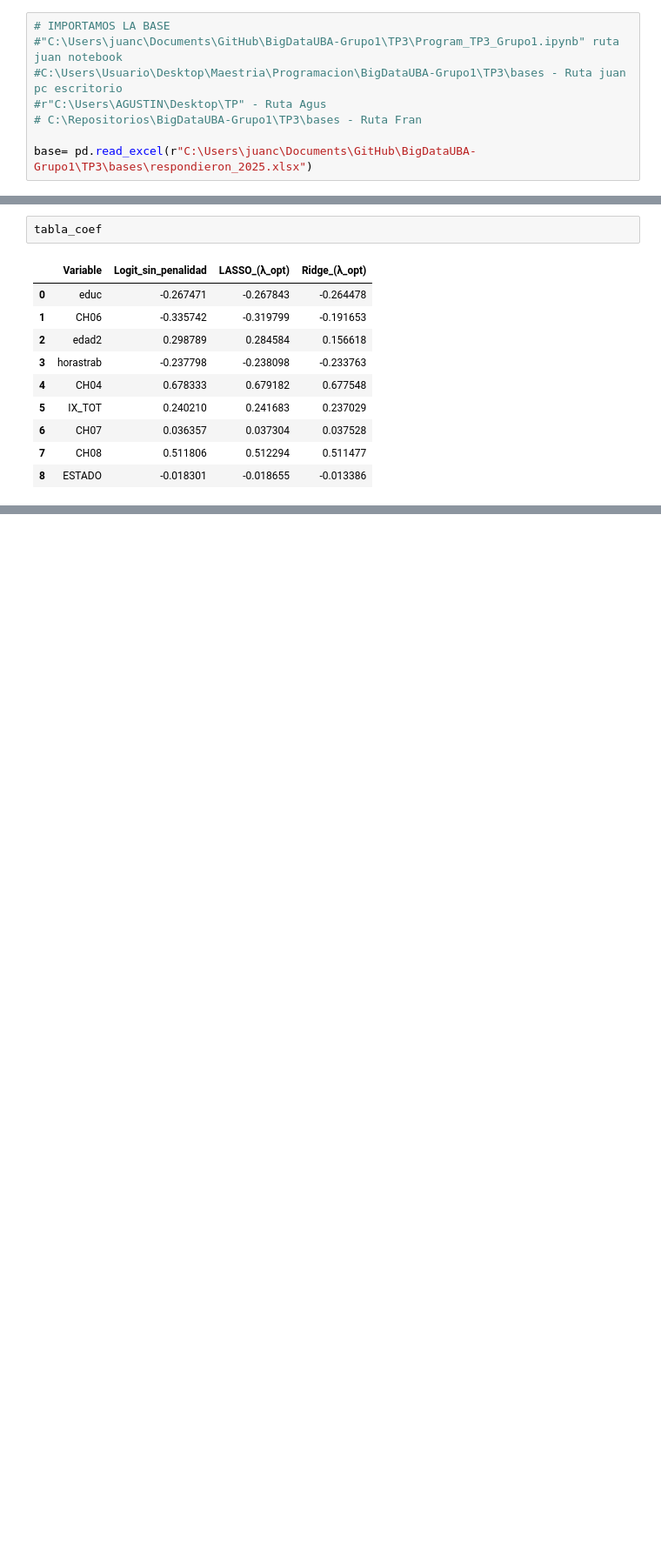
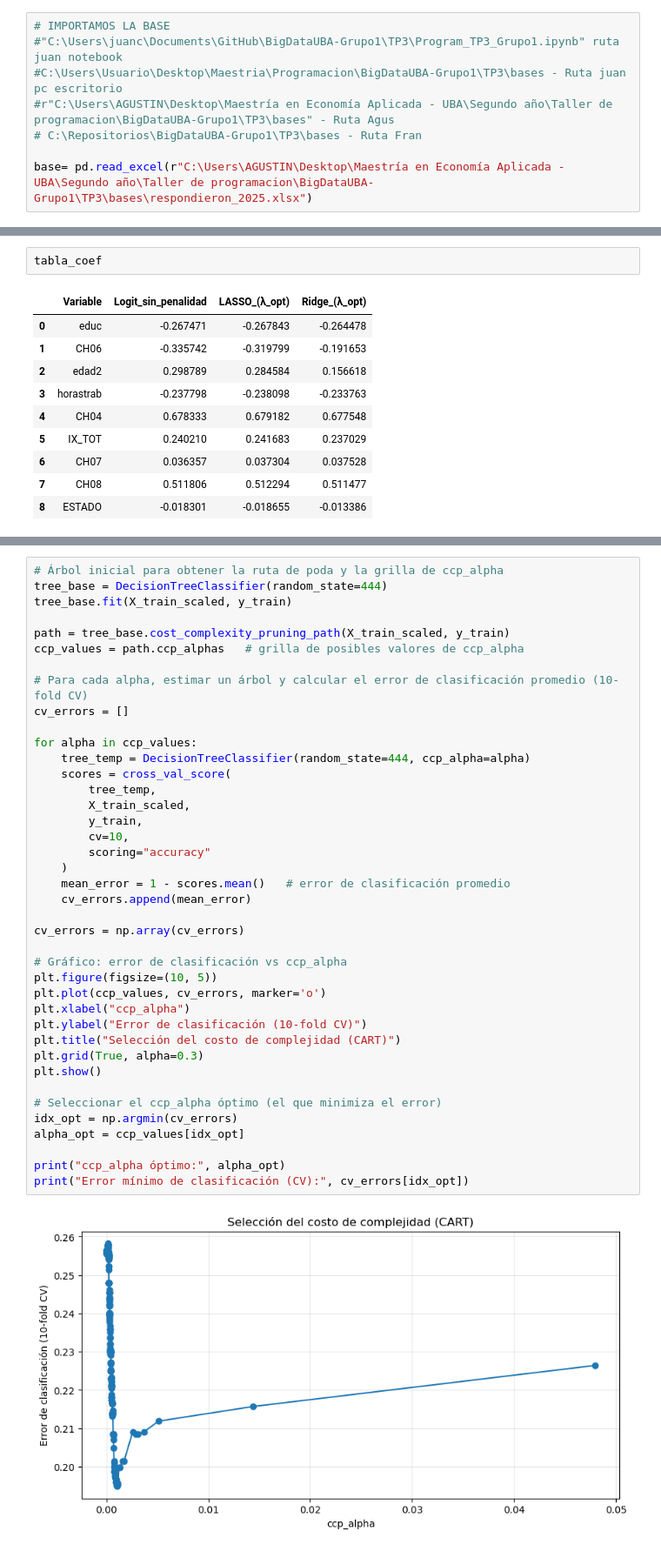
Before and after one commit to franlecam/BigDataUBA-Grupo1, a Jupyter notebook: TP4/Program_TP4_Grupo1.ipynb, the cells around one changed output, grey strips where cells are left out. Shown at 87% size. Cells and saved outputs as stored; diff of their text form; blank space fills up the shorter version.

Commit message:
PARTE B - CART

```diff
--- a/TP4/Program_TP4_Grupo1.ipynb
+++ b/TP4/Program_TP4_Grupo1.ipynb
@@ -17,10 +18,10 @@ from sklearn.preprocessing import StandardScaler, scale # Estandarizacion de dat
 # IMPORTAMOS LA BASE
 #"C:\Users\juanc\Documents\GitHub\BigDataUBA-Grupo1\TP3\Program_TP3_Grupo1.ipynb" ruta juan notebook
 #C:\Users\Usuario\Desktop\Maestria\Programacion\BigDataUBA-Grupo1\TP3\bases - Ruta juan pc escritorio
-#r"C:\Users\AGUSTIN\Desktop\TP" - Ruta Agus
+#r"C:\Users\AGUSTIN\Desktop\Maestría en Economía Aplicada - UBA\Segundo año\Taller de programacion\BigDataUBA-Grupo1\TP3\bases" - Ruta Agus
 # C:\Repositorios\BigDataUBA-Grupo1\TP3\bases - Ruta Fran
 
-base= pd.read_excel(r"C:\Users\juanc\Documents\GitHub\BigDataUBA-Grupo1\TP3\bases\respondieron_2025.xlsx")
+base= pd.read_excel(r"C:\Users\AGUSTIN\Desktop\Maestría en Economía Aplicada - UBA\Segundo año\Taller de programacion\BigDataUBA-Grupo1\TP3\bases\respondieron_2025.xlsx")
 # %%
 base.info()
 # %% [output]
@@ -328,0 +334,42 @@ tabla_coef
+# %%
+# Árbol inicial para obtener la ruta de poda y la grilla de ccp_alpha
+tree_base = DecisionTreeClassifier(random_state=444)
+tree_base.fit(X_train_scaled, y_train)
+
+path = tree_base.cost_complexity_pruning_path(X_train_scaled, y_train)
+ccp_values = path.ccp_alphas   # grilla de posibles valores de ccp_alpha
+
+# Para cada alpha, estimar un árbol y calcular el error de clasificación promedio (10-fold CV)
+cv_errors = []
+
+for alpha in ccp_values:
+    tree_temp = DecisionTreeClassifier(random_state=444, ccp_alpha=alpha)
+    scores = cross_val_score(
+        tree_temp,
+        X_train_scaled,
+        y_train,
+        cv=10,
+        scoring="accuracy"
+    )
+    mean_error = 1 - scores.mean()   # error de clasificación promedio
+    cv_errors.append(mean_error)
+
+cv_errors = np.array(cv_errors)
+
+# Gráfico: error de clasificación vs ccp_alpha
+plt.figure(figsize=(10, 5))
+plt.plot(ccp_values, cv_errors, marker='o')
+plt.xlabel("ccp_alpha")
+plt.ylabel("Error de clasificación (10-fold CV)")
+plt.title("Selección del costo de complejidad (CART)")
+plt.grid(True, alpha=0.3)
+plt.show()
+
+# Seleccionar el ccp_alpha óptimo (el que minimiza el error)
+idx_opt = np.argmin(cv_errors)
+alpha_opt = ccp_values[idx_opt]
+
+print("ccp_alpha óptimo:", alpha_opt)
+print("Error mínimo de clasificación (CV):", cv_errors[idx_opt])
+# %% [output]
+[figure, added]
```
Also changed, not shown: parts of 6 cells of this notebook.
